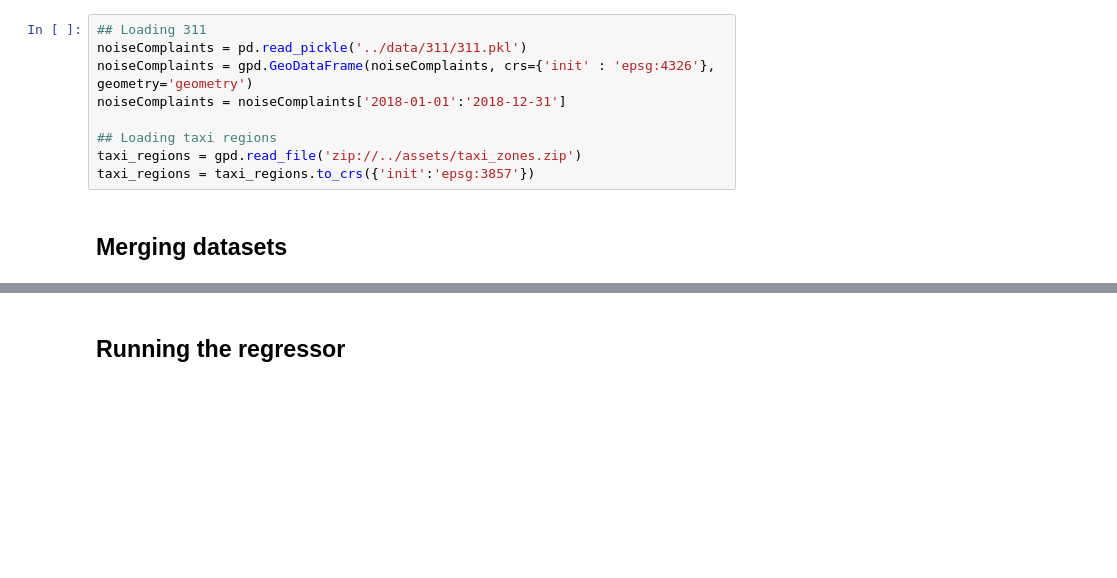
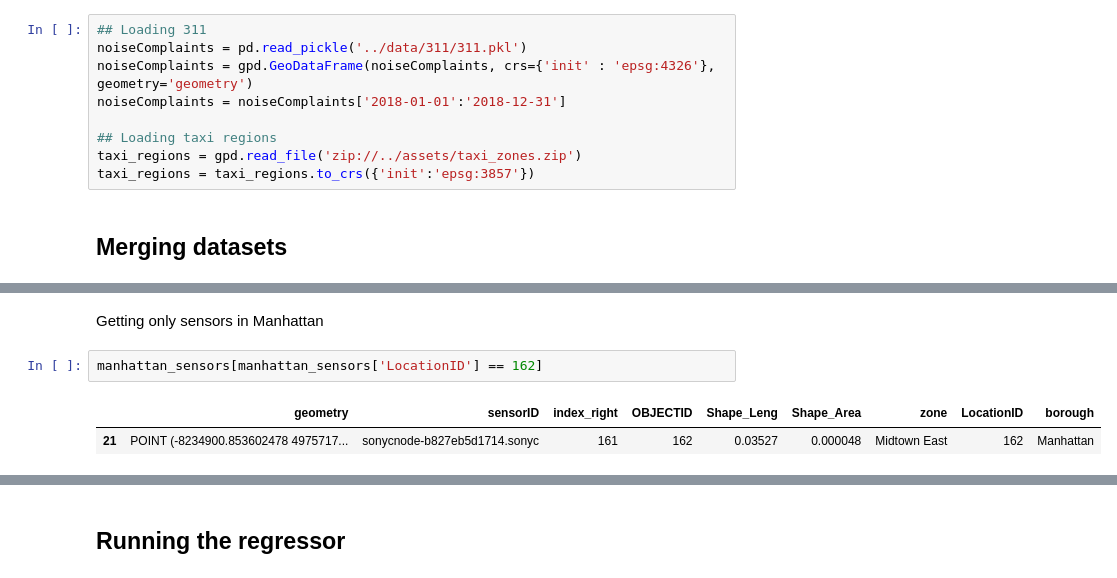
Before and after one commit to joaorulff/splmodeling, a Jupyter notebook: model/311_Model.ipynb, the cells around one changed output, grey strips where cells are left out. Cells and saved outputs as stored; diff of their text form; blank space fills up the shorter version.

```diff
--- a/model/311_Model.ipynb
+++ b/model/311_Model.ipynb
@@ -45,0 +64,7 @@ selectedsensors = [ "sonycnode-b827eb0fedda.sonyc",
+# %% [markdown]
+Getting only sensors in Manhattan
+# %%
+manhattan_sensors[manhattan_sensors['LocationID'] == 162]
+# %% [output]
+|  | geometry | sensorID | index_right | OBJECTID | Shape_Leng | Shape_Area | zone | LocationID | borough |
+| 21 | POINT (-8234900.853602478 4975717... | sonycnode-b827eb5d1714.sonyc | 161 | 162 | 0.03527 | 0.000048 | Midtown East | 162 | Manhattan |
```
Also changed, not shown: parts of 20 cells of this notebook.
